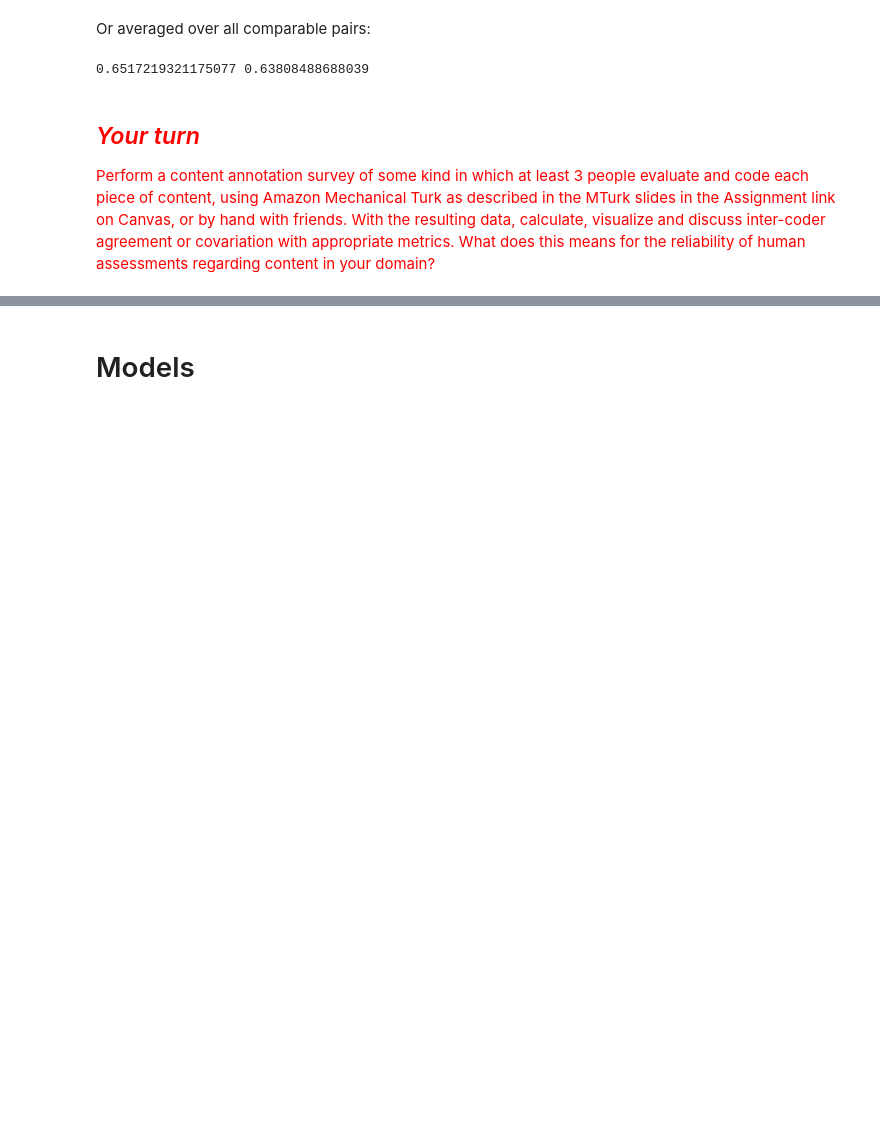
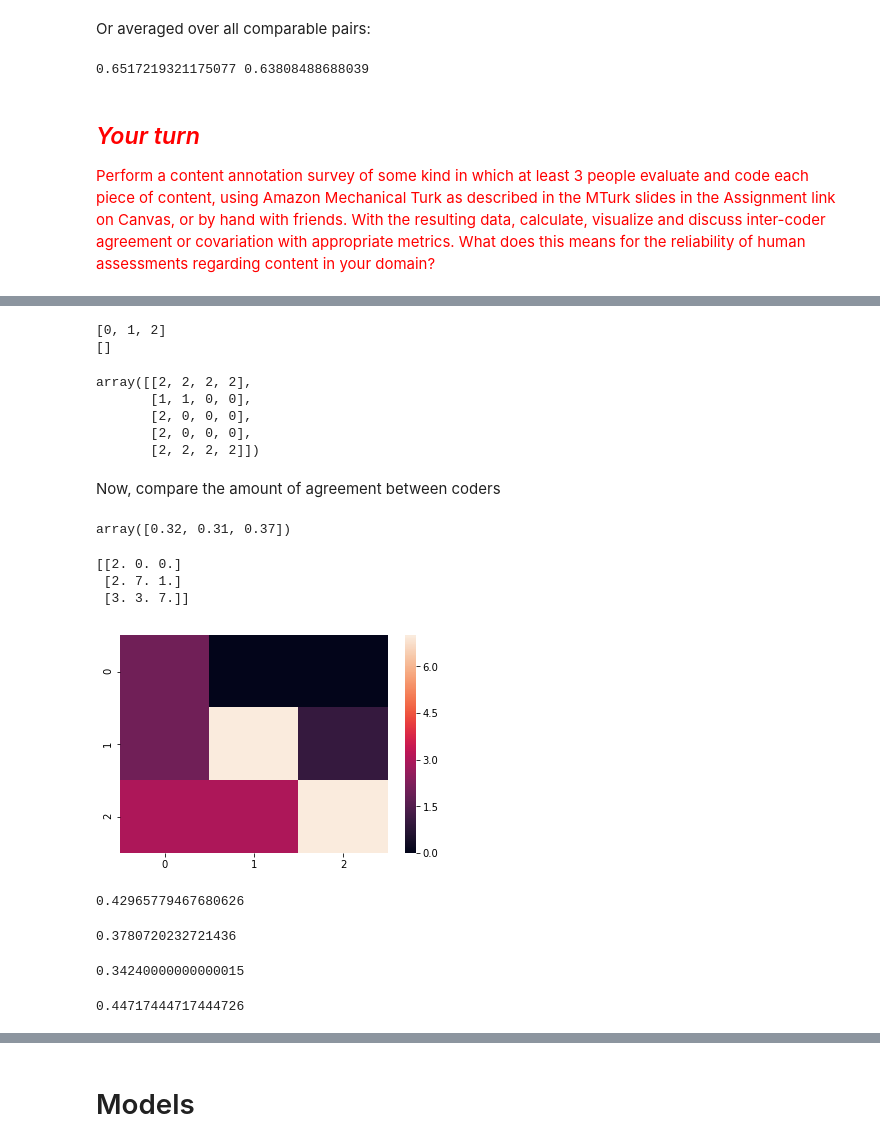
Before and after one commit to laurenjli/Content-Analysis-2020, a Jupyter notebook: week-2/2-Reliability.ipynb, the cells around one changed output, grey strips where cells are left out. Drawn from its saved outputs; the diff is of its cells as text; code cells hidden in the pictures; blank space fills up the shorter version.

```diff
--- a/week-2/2-Reliability.ipynb
+++ b/week-2/2-Reliability.ipynb
@@ -226,0 +229,9 @@ You can find the content and labels here: https://docs.google.com/spreadsheets/d
+# %%
+x = pandas.read_csv("tal_anno.csv")
+x= x.drop('Timestamp',axis=1)
+x=x.T
+# %%
+x = x.replace('Private life', 2)
+x = x.replace('Public life', 1)
+x = x.replace('Neither', 0)
+x.head()
@@ -226,0 +245,55 @@ You can find the content and labels here: https://docs.google.com/spreadsheets/d
+# %%
+x = np.array(x.fillna(-1).as_matrix())
+anno = AnnotationsContainer.from_array(x, missing_values=[-1])
+# %%
+print(anno.labels)
+print(anno.missing_values)
+# %% [output]
+[0, 1, 2]
+[]
+# %%
+anno.annotations[:5]
+# %% [output]
+array([[2, 2, 2, 2],
+       [1, 1, 0, 0],
+       [2, 0, 0, 0],
+       [2, 0, 0, 0],
+       [2, 2, 2, 2]])
+# %% [markdown]
+Now, compare the amount of agreement between coders
+# %%
+# label frequency
+pyanno.measures.agreement.labels_frequency(anno.annotations,3)
+# %% [output]
+array([0.32, 0.31, 0.37])
+# %%
+# confusion matrix between any two coders
+c = pyanno.measures.agreement.confusion_matrix(anno.annotations[:,0], anno.annotations[:,1],3)
+print(c)
+ac = seaborn.heatmap(c)
+plt.show()
+# %% [output]
+[[2. 0. 0.]
+ [2. 7. 1.]
+ [3. 3. 7.]]
+[figure, added]
+# %%
+# scott's pi
+scotts_pi(anno.annotations[:,0], anno.annotations[:,1])
+# %% [output]
+0.42965779467680626
+# %%
+# fleiss kappa
+fleiss_kappa(anno.annotations[::])
+# %% [output]
+0.3780720232721436
+# %%
+#krippendorff's alpha which assumes ordinal
+krippendorffs_alpha(anno.annotations[::])
+# %% [output]
+0.34240000000000015
+# %%
+# cohen's kappa: the most commonly used
+cohens_kappa(anno.annotations[:,0], anno.annotations[:,1])
+# %% [output]
+0.44717444717444726
```
Also changed, not shown: parts of 11 cells of this notebook, 1 other file.
